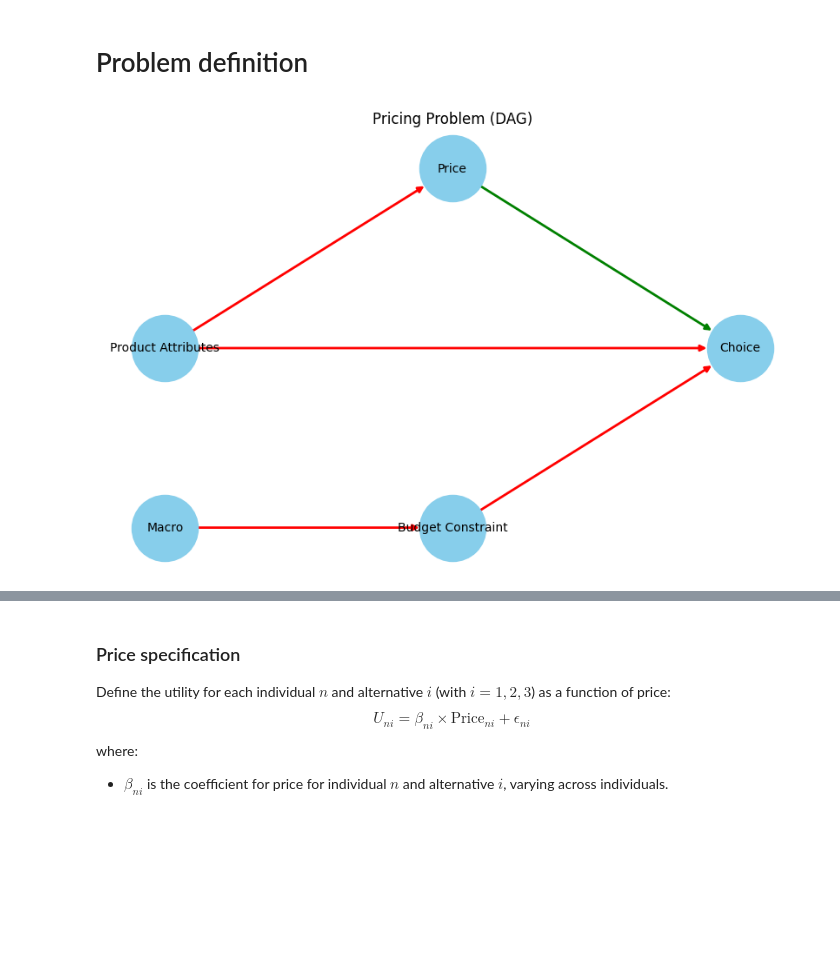
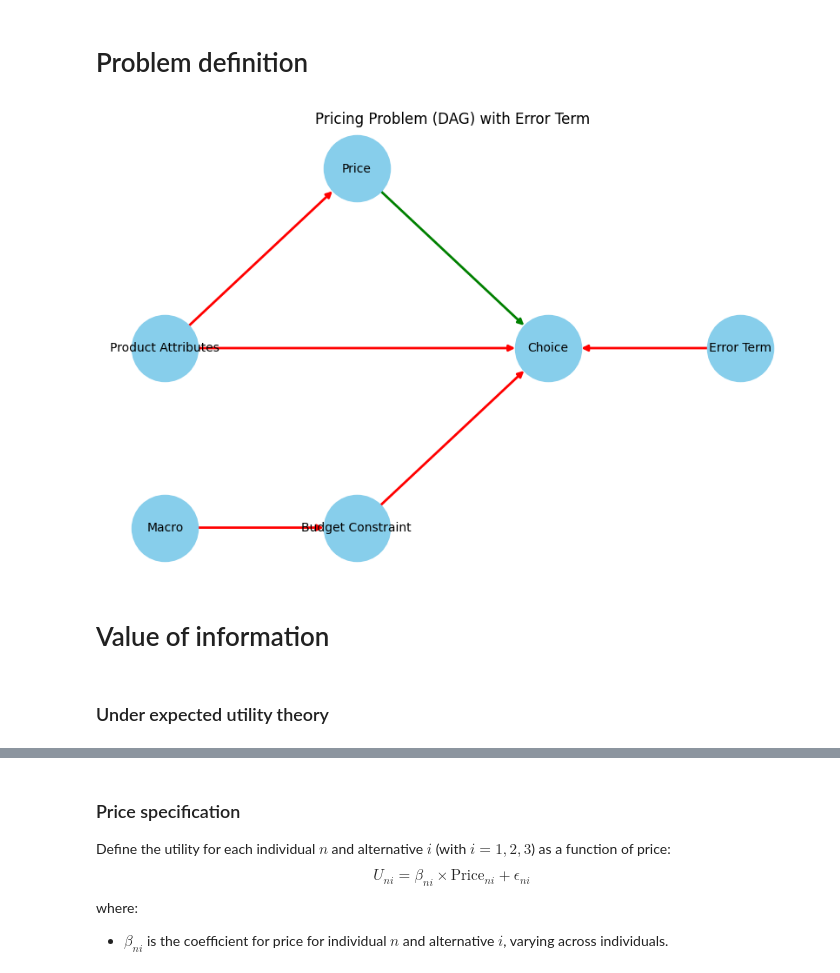
Before and after one commit to patricesweeney/growth, a Jupyter notebook: 07_Apps/Untitled Folder/01_Pricing app.ipynb, the cells around one changed output, grey strips where cells are left out. Saved outputs shown, nothing was run; the diff lists cells and outputs as text; code cells hidden in the pictures; blank space fills up the shorter version.

```diff
--- a/07_Apps/Untitled Folder/01_Pricing app.ipynb
+++ b/07_Apps/Untitled Folder/01_Pricing app.ipynb
@@ -34,35 +34,41 @@ import networkx as nx
 G = nx.DiGraph()
 
 # Define nodes and edges
-nodes = ["Price", "Choice", "Product Attributes", "Macro", "Budget Constraint"]
+nodes = ["Price", "Choice", "Product Attributes", "Macro", "Budget Constraint", "Error Term"]
 edges = [
     ("Price", "Choice"),
     ("Product Attributes", "Choice"),
     ("Product Attributes", "Price"),
     ("Macro", "Budget Constraint"),
-    ("Budget Constraint", "Choice")
+    ("Budget Constraint", "Choice"),
+    ("Error Term", "Choice")
 ]
 
 # Add nodes and edges to the graph
 G.add_nodes_from(nodes)
 G.add_edges_from(edges)
 
 # Define positions for a DAG-like structure
 pos = {
     "Price": (1, 1),
     "Choice": (2, 0),
     "Product Attributes": (0, 0),
     "Macro": (0, -1),
-    "Budget Constraint": (1, -1)
+    "Budget Constraint": (1, -1),
+    "Error Term": (3, 0)
 }
 
 # Define edge colors
 edge_colors = ["green" if edge == ("Price", "Choice") else "red" for edge in G.edges()]
 
 # Draw the graph
 plt.figure(figsize=(8, 5))
 nx.draw(G, pos, with_labels=True, node_color="skyblue", edge_color=edge_colors, arrows=True, width=2, node_size=3000, font_size=10)
-plt.title("Pricing Problem (DAG)")
+plt.title("Pricing Problem (DAG) with Error Term")
 plt.show()
 # %% [output]
-[figure, old version]
+[figure, new version]
+# %% [markdown]
+# Value of information
+# %% [markdown]
+### Under expected utility theory
```
Also changed, not shown: parts of 32 cells of this notebook, 4 other files.
